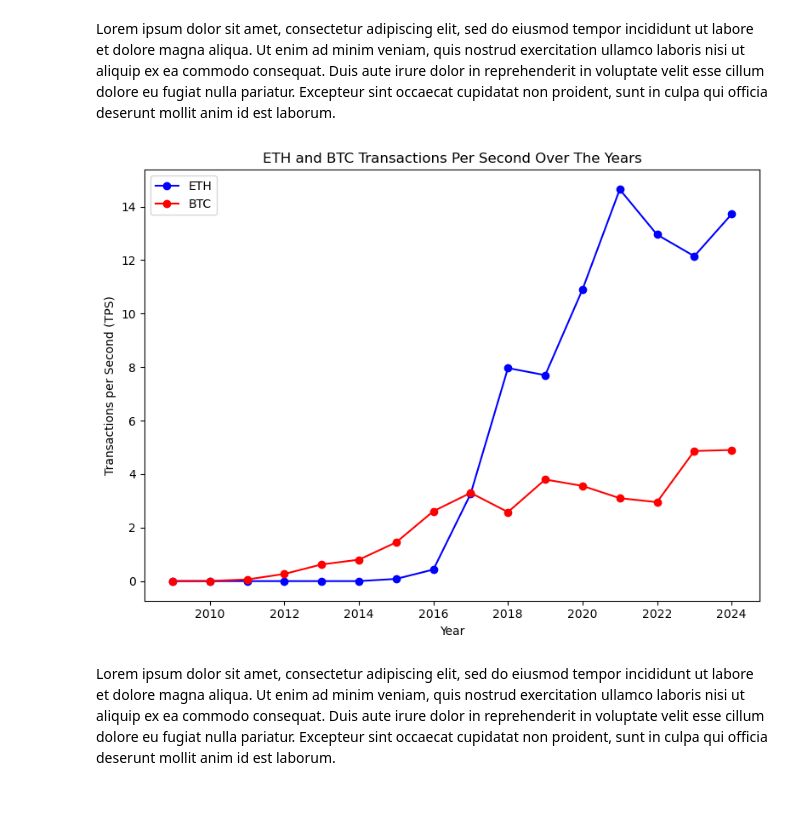
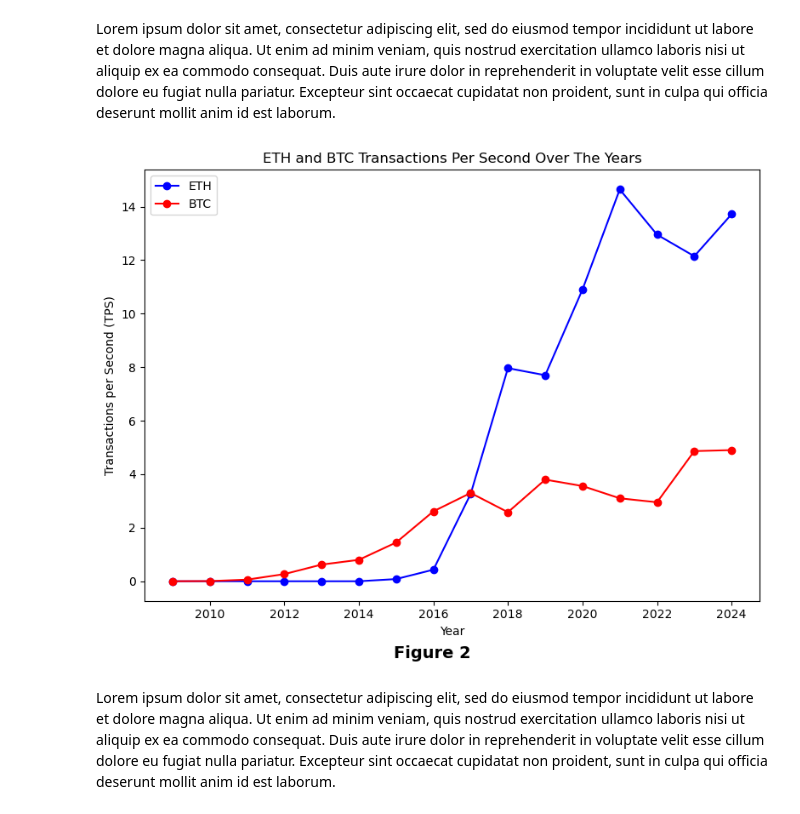
Before and after one commit to vsitucal-personal/bdcc_lab, a Jupyter notebook: BDCC_Lab.ipynb, the cells around one changed output. Saved outputs shown, nothing was run; the diff lists cells and outputs as text; code cells hidden in the pictures.

```diff
--- a/BDCC_Lab.ipynb
+++ b/BDCC_Lab.ipynb
@@ -371,17 +372,18 @@ Lorem ipsum dolor sit amet, consectetur adipiscing elit, sed do eiusmod tempor i
 # %%
 plot_multiple_line_graphs2(
     x_list=[[tps_trans["year"]]*2],
     y_list=[[[tps_trans["eth_transactions_per_sec"], "ETH", "b"], [tps_trans["btc_transactions_per_sec"], "BTC", "r"]]],
     x_labels=["Year"],
     y_labels=["Transactions per Second (TPS)"],
     titles=["ETH and BTC Transactions Per Second Over The Years"],
     formatter=[None],
     use_legend=[True],
     show_grid=False,
     max_cols=1,
+    start_figure_number=2
 )
 # %% [output]
-[figure, old version]
+[figure, new version]
 # %% [markdown]
 Lorem ipsum dolor sit amet, consectetur adipiscing elit, sed do eiusmod tempor incididunt ut labore et dolore magna aliqua. Ut enim ad minim veniam, quis nostrud exercitation ullamco laboris nisi ut aliquip ex ea commodo consequat. Duis aute irure dolor in reprehenderit in voluptate velit esse cillum dolore eu fugiat nulla pariatur. Excepteur sint occaecat cupidatat non proident, sunt in culpa qui officia deserunt mollit anim id est laborum.
 # %% [markdown]
```
Also changed, not shown: parts of 5 cells of this notebook, 1 other file.
